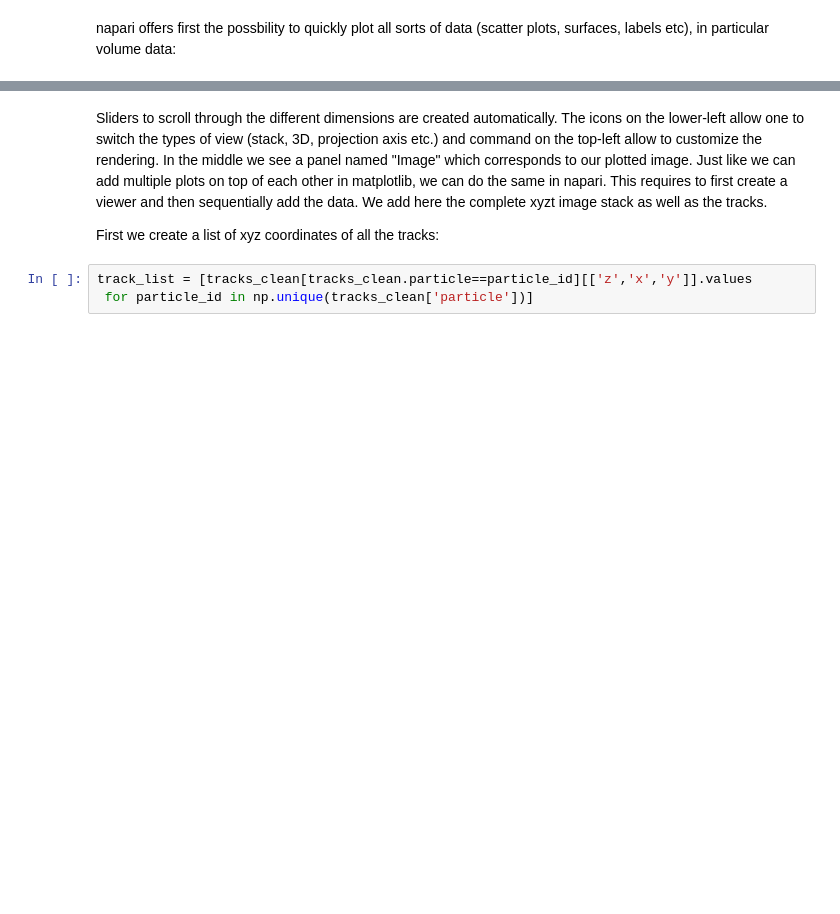
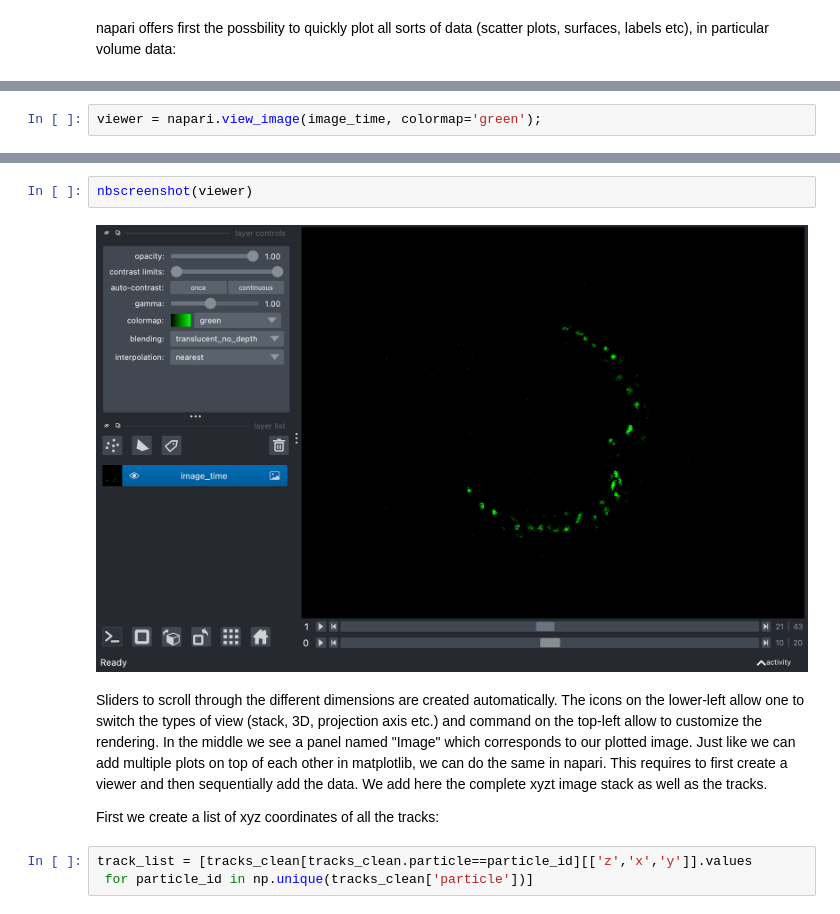
Before and after one commit to guiwitz/neubias_academy_biapy, a Jupyter notebook: 11-3D_image_processing.ipynb, the cells around one changed output, grey strips where cells are left out. Saved outputs shown, nothing was run; the diff lists cells and outputs as text; blank space fills up the shorter version.

Commit message:
update napari part

```diff
--- a/11-3D_image_processing.ipynb
+++ b/11-3D_image_processing.ipynb
@@ -274,2 +269,4 @@ napari.view_image(image_time)
+# %%
+viewer = napari.view_image(image_time, colormap='green');
 # %% [markdown]
 This will generate the following type of window:
@@ -277,3 +273,7 @@ This will generate the following type of window:
+# %%
+nbscreenshot(viewer)
+# %% [output]
+[figure, added]
 # %% [markdown]
 Sliders to scroll through the different dimensions are created automatically. The icons on the lower-left allow one to switch the types of view (stack, 3D, projection axis etc.) and command on the top-left allow to customize the rendering. In the middle we see a panel named "Image" which corresponds to our plotted image. Just like we can add multiple plots on top of each other in matplotlib, we can do the same in napari. This requires to first create a viewer and then sequentially add the data. We add here the complete xyzt image stack as well as the tracks.
 
```
Also changed, not shown: parts of 18 cells of this notebook.
